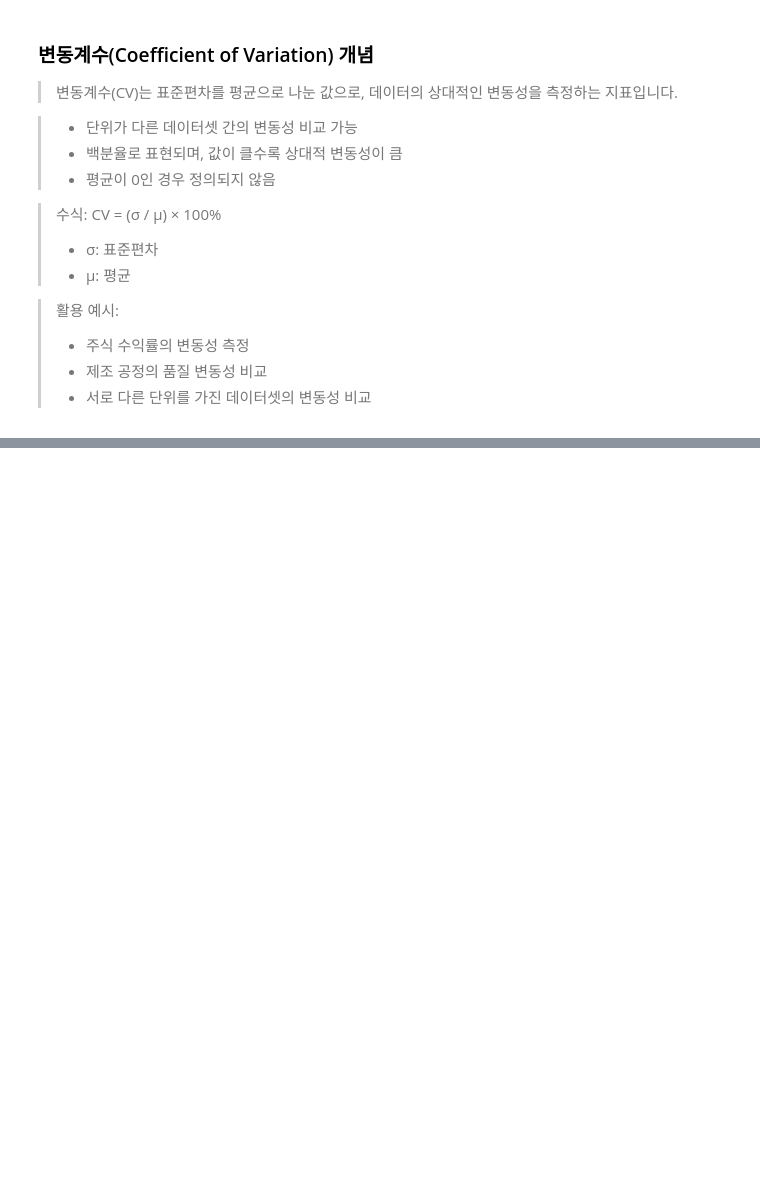
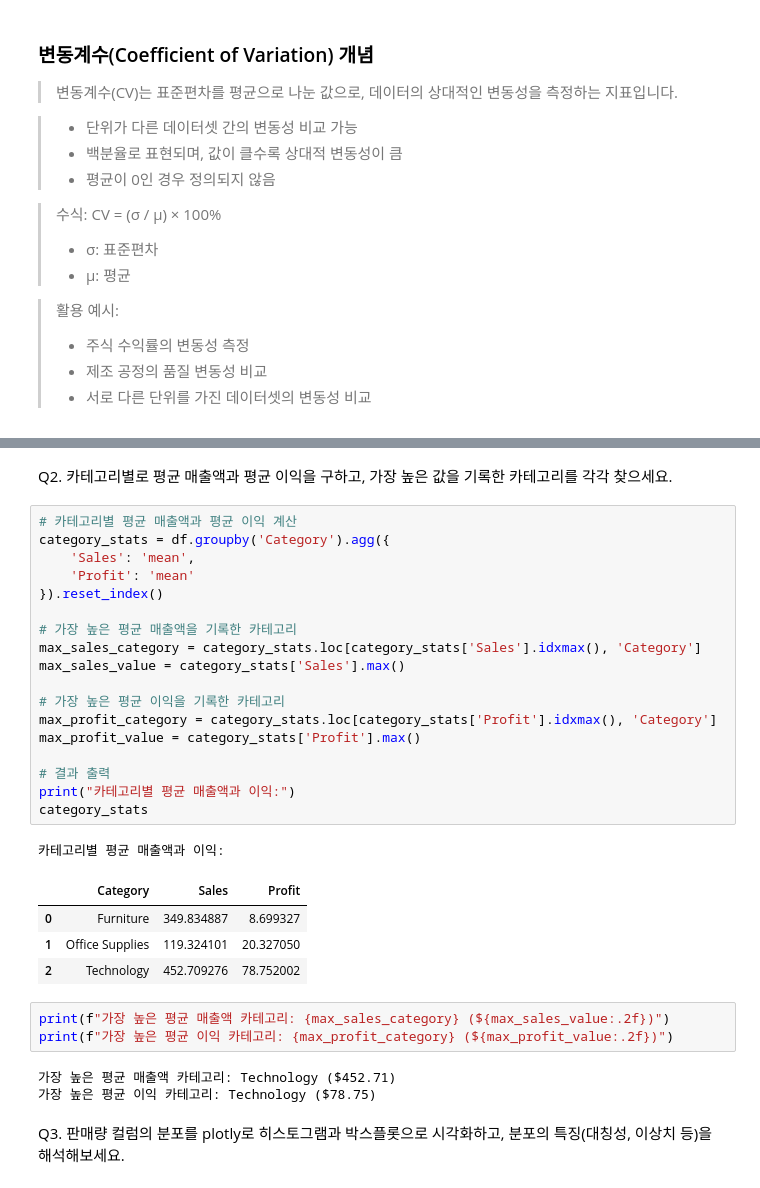
Before and after one commit to dandacompany/star_track_python, a Jupyter notebook: 0604/Python_Statistic_Analytics_Practice_Part1.ipynb, the cells around one changed output, grey strips where cells are left out. Saved outputs shown, nothing was run; the diff lists cells and outputs as text; blank space fills up the shorter version.

```diff
--- a/0604/Python_Statistic_Analytics_Practice_Part1.ipynb
+++ b/0604/Python_Statistic_Analytics_Practice_Part1.ipynb
@@ -811,0 +547,34 @@ print(f"  의미: 데이터 값이 {x_value_practice}보다 클 확률은 약 {s
+# %% [markdown]
+Q2. 카테고리별로 평균 매출액과 평균 이익을 구하고, 가장 높은 값을 기록한 카테고리를 각각 찾으세요.
+# %%
+# 카테고리별 평균 매출액과 평균 이익 계산
+category_stats = df.groupby('Category').agg({
+    'Sales': 'mean',
+    'Profit': 'mean'
+}).reset_index()
+
+# 가장 높은 평균 매출액을 기록한 카테고리
+max_sales_category = category_stats.loc[category_stats['Sales'].idxmax(), 'Category']
+max_sales_value = category_stats['Sales'].max()
+
+# 가장 높은 평균 이익을 기록한 카테고리
+max_profit_category = category_stats.loc[category_stats['Profit'].idxmax(), 'Category']
+max_profit_value = category_stats['Profit'].max()
+
+# 결과 출력
+print("카테고리별 평균 매출액과 이익:")
+category_stats
+# %% [output]
+카테고리별 평균 매출액과 이익:
+|  | Category | Sales | Profit |
+| 0 | Furniture | 349.834887 | 8.699327 |
+| 1 | Office Supplies | 119.324101 | 20.327050 |
+| 2 | Technology | 452.709276 | 78.752002 |
+# %%
+print(f"가장 높은 평균 매출액 카테고리: {max_sales_category} (${max_sales_value:.2f})")
+print(f"가장 높은 평균 이익 카테고리: {max_profit_category} (${max_profit_value:.2f})")
+# %% [output]
+가장 높은 평균 매출액 카테고리: Technology ($452.71)
+가장 높은 평균 이익 카테고리: Technology ($78.75)
+# %% [markdown]
+Q3. 판매량 컬럼의 분포를 plotly로 히스토그램과 박스플롯으로 시각화하고, 분포의 특징(대칭성, 이상치 등)을 해석해보세요.
```
Also changed, not shown: parts of 56 cells of this notebook, 7 other files.
